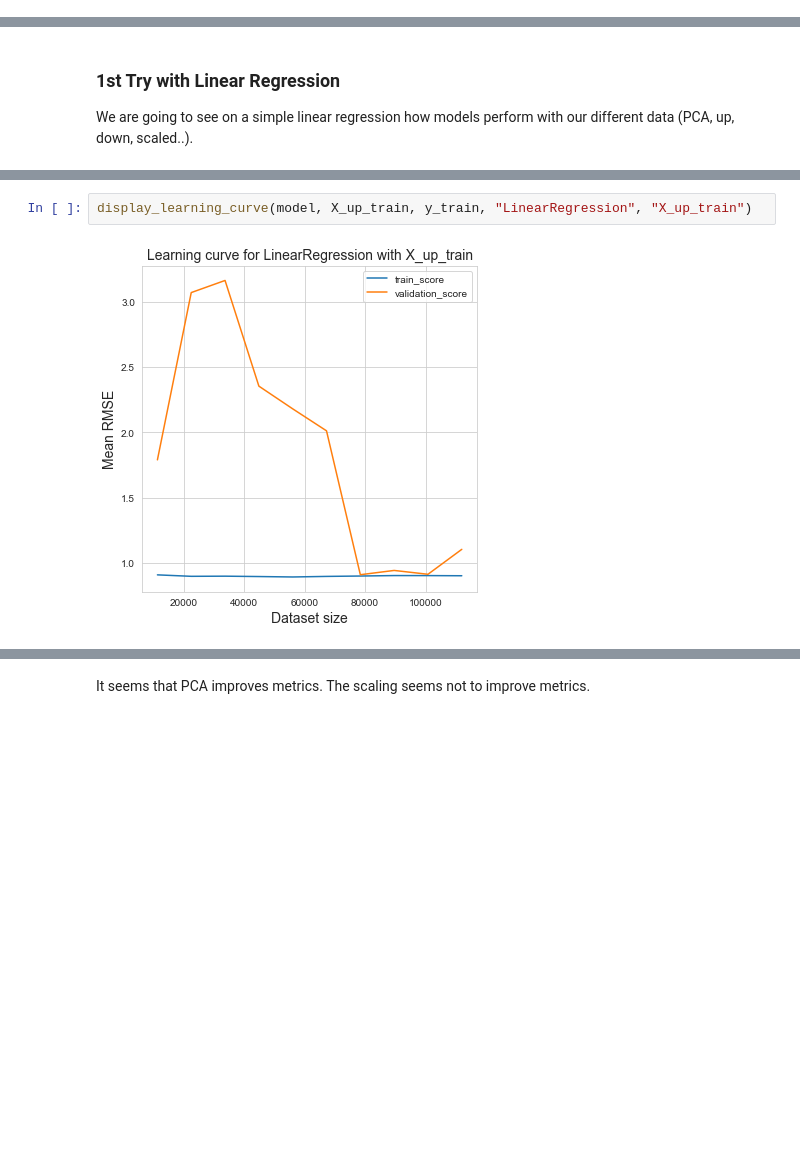
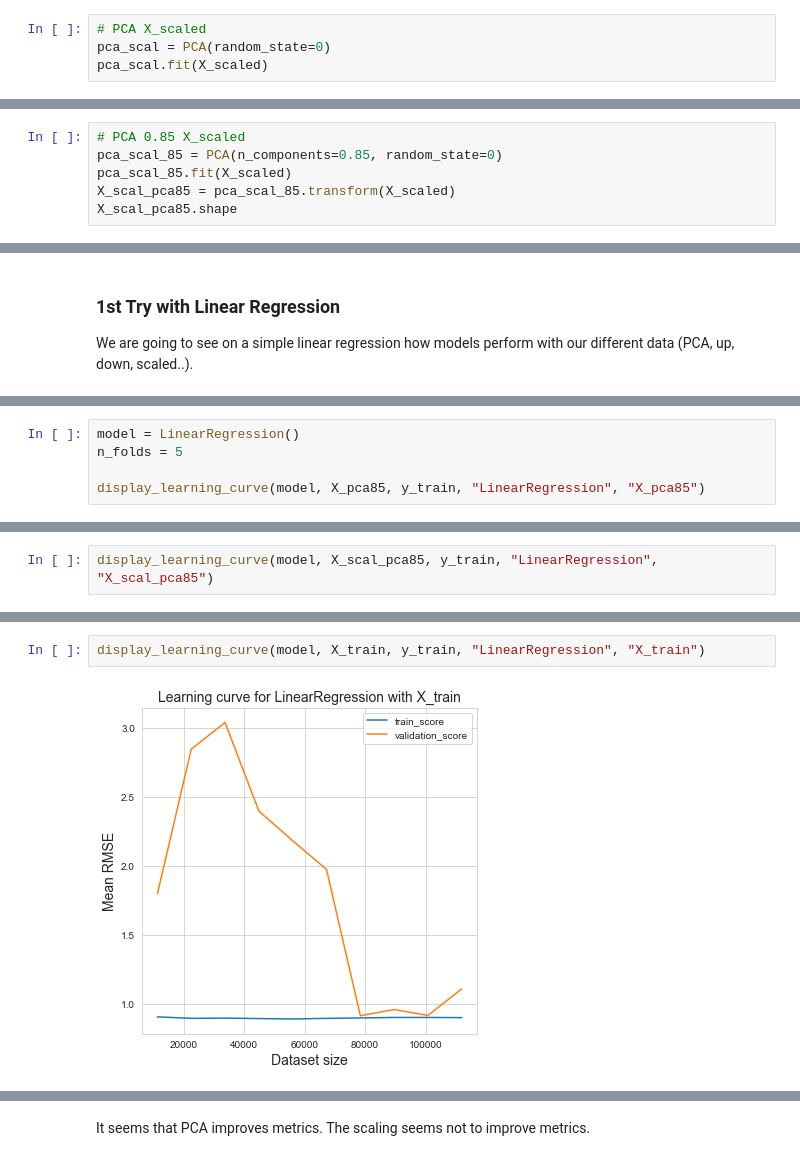
Before and after one commit to MarieFrance119/OCR_P8_Ubiquant_Market_Prediction, a Jupyter notebook: Ubiquant_EDA.ipynb, the cells around one changed output, grey strips where cells are left out. Saved outputs shown, nothing was run; the diff lists cells and outputs as text; blank space fills up the shorter version.

```diff
--- a/Ubiquant_EDA.ipynb
+++ b/Ubiquant_EDA.ipynb
@@ -1043,3 +1154,7 @@ X_low_pca85.shape
 [interactive output not drawn]
 # %% [markdown]
 The features number decreases of 55.4%.
+# %%
+# PCA X_scaled
+pca_scal = PCA(random_state=0)
+pca_scal.fit(X_scaled)
@@ -1045,0 +1170,6 @@ The features number decreases of 55.4%.
+# %%
+# PCA 0.85 X_scaled
+pca_scal_85 = PCA(n_components=0.85, random_state=0)
+pca_scal_85.fit(X_scaled)
+X_scal_pca85 = pca_scal_85.transform(X_scaled)
+X_scal_pca85.shape
@@ -1180,3 +1331,8 @@ def cross_val(model, X_train, y_train, name_model, name_X):
     return df_model
 # %% [output]
 [interactive output not drawn]
+# %%
+model = LinearRegression()
+n_folds = 5
+
+display_learning_curve(model, X_pca85, y_train, "LinearRegression", "X_pca85")
@@ -1216 +1390,3 @@ df_results
 [interactive output not drawn]
+# %%
+display_learning_curve(model, X_scal_pca85, y_train, "LinearRegression", "X_scal_pca85")
@@ -1265,8 +1464,8 @@ df_results
 [interactive output not drawn]
 # %%
-display_learning_curve(model, X_up_train, y_train, "LinearRegression", "X_up_train")
+display_learning_curve(model, X_train, y_train, "LinearRegression", "X_train")
 # %% [output]
-[figure, old version]
+[figure, new version]
 [interactive output not drawn]
 # %%
 df_results = pd.concat(
```
Also changed, not shown: parts of 45 cells of this notebook.
